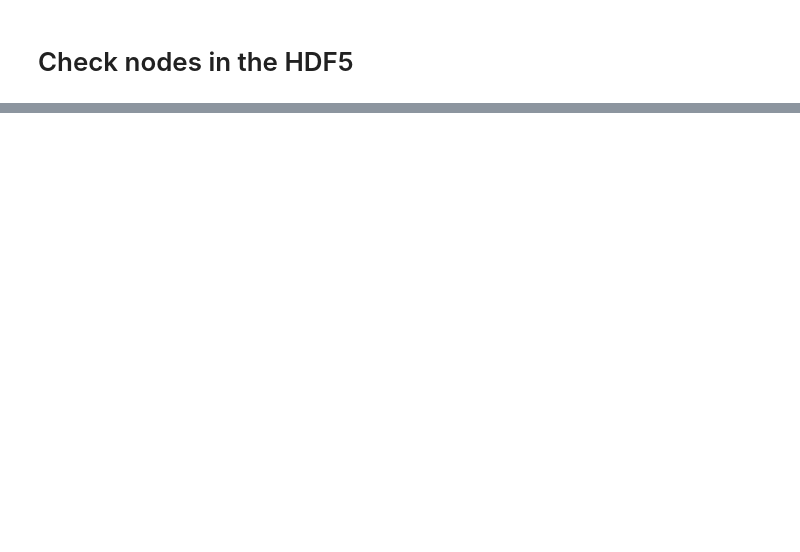
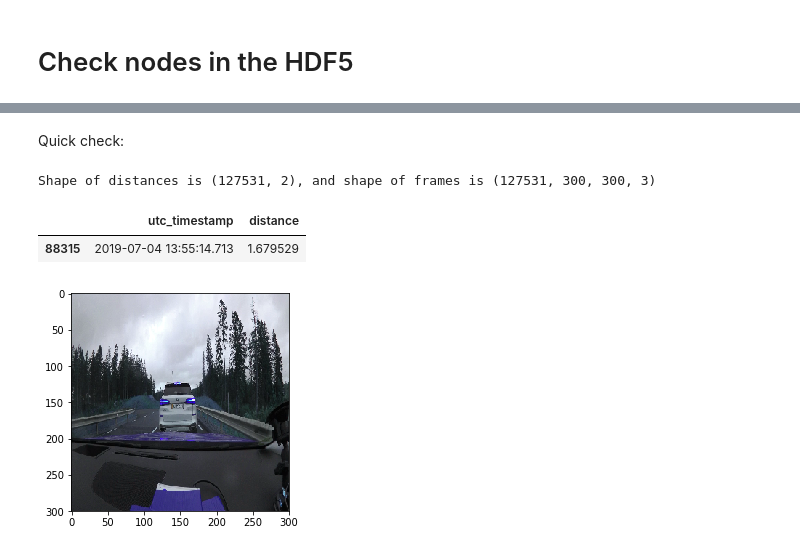
Before and after one commit to iipr/deep-auto-pi, a Jupyter notebook: notebooks/video-preparation.ipynb, the cells around one changed output, grey strips where cells are left out. Cells and saved outputs as stored; diff of their text form; code cells hidden in the pictures; blank space fills up the shorter version.

Commit message:
Modified to normalize the frames. Also added code to shuffle all frames into a single HDF5

```diff
--- a/notebooks/video-preparation.ipynb
+++ b/notebooks/video-preparation.ipynb
@@ -163,0 +228,25 @@ hdf5_file.close()
+# %% [markdown]
+Quick check:
+# %%
+out_dist = '../data/clean/car_distances_adjusted_shuffled.h5'
+out_path = '../data/clean/car_frames_norm_shuffled.h5'
+store_ds = pd.HDFStore(out_dist, mode='r')
+store_fs = tables.open_file(out_path, mode='r')
+print('Shape of distances is {}, and shape of frames is {}'.format(
+      store_ds['/distances'].shape, store_fs.root.frames.shape))
+
+# Check minimum distance in the dataset
+dist = store_ds['/distances'].reset_index(drop=True)
+idx = dist[dist.distance == dist.distance.min()].index.values[0]
+display(dist[dist.distance == dist.distance.min()])
+
+# Plot the image
+plt.imshow(store_fs.root.frames[idx, :])
+
+store_ds.close()
+store_fs.close()
+# %% [output]
+Shape of distances is (127531, 2), and shape of frames is (127531, 300, 300, 3)
+|  | utc_timestamp | distance |
+| 88315 | 2019-07-04 13:55:14.713 | 1.679529 |
+[figure, added]
```
Also changed, not shown: parts of 6 cells of this notebook, 1 other file.
